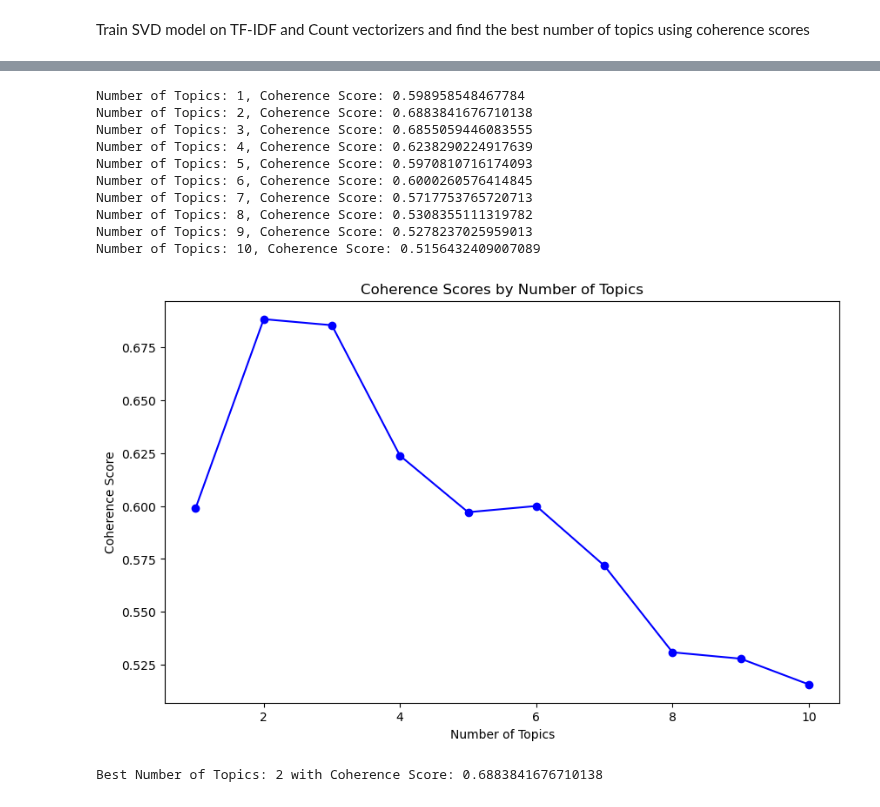
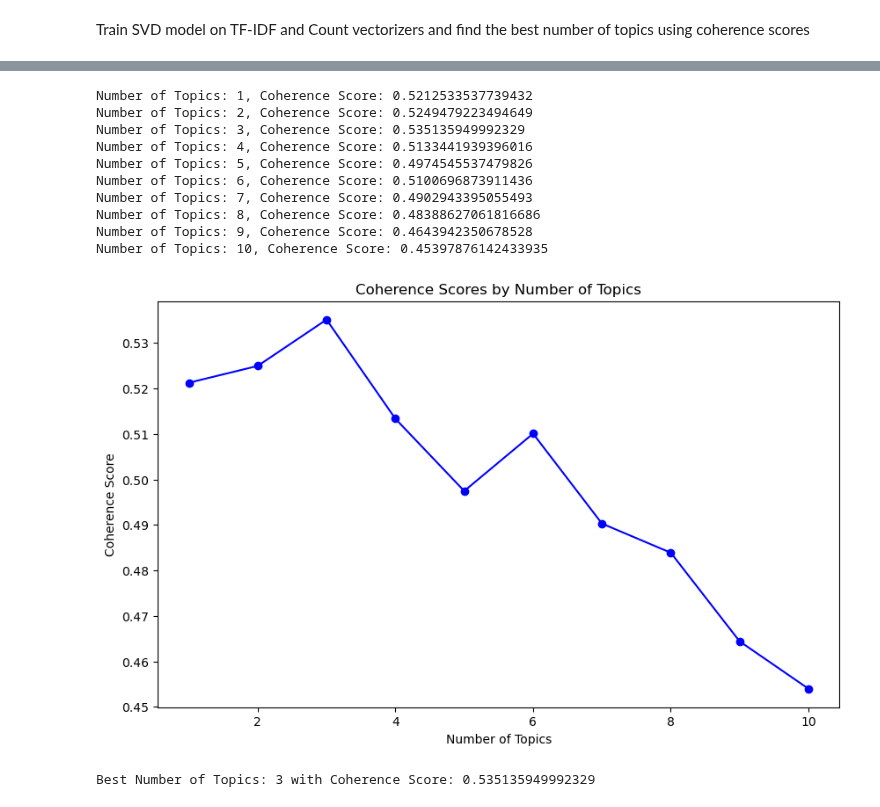
Before and after one commit to jonkerr/indian-food, a Jupyter notebook: topic_modeling_SVD.ipynb, the cells around one changed output, grey strips where cells are left out. Drawn from its saved outputs; the diff is of its cells as text; code cells hidden in the pictures.

```diff
--- a/topic_modeling_SVD.ipynb
+++ b/topic_modeling_SVD.ipynb
@@ -153,15 +166,15 @@ Best Number of Topics: 4 with Coherence Score: 0.7358553478194537
 # %%
-all_coherence_scores_svd_countvect = compute_coherence_scores_svd(processed_df['combined_all_contexts'], CountVectorizer(), range(1, 11, 1))
+texts_coherence_scores_svd_countvect = compute_coherence_scores_svd(processed_df['combined_texts'], CountVectorizer(), range(1, 11, 1))
 # %% [output]
-Number of Topics: 1, Coherence Score: 0.598958548467784
-Number of Topics: 2, Coherence Score: 0.6883841676710138
-Number of Topics: 3, Coherence Score: 0.6855059446083555
-Number of Topics: 4, Coherence Score: 0.6238290224917639
-Number of Topics: 5, Coherence Score: 0.5970810716174093
-Number of Topics: 6, Coherence Score: 0.6000260576414845
-Number of Topics: 7, Coherence Score: 0.5717753765720713
-Number of Topics: 8, Coherence Score: 0.5308355111319782
-Number of Topics: 9, Coherence Score: 0.5278237025959013
-Number of Topics: 10, Coherence Score: 0.5156432409007089
+Number of Topics: 1, Coherence Score: 0.5212533537739432
+Number of Topics: 2, Coherence Score: 0.5249479223494649
+Number of Topics: 3, Coherence Score: 0.535135949992329
+Number of Topics: 4, Coherence Score: 0.5133441939396016
+Number of Topics: 5, Coherence Score: 0.4974545537479826
+Number of Topics: 6, Coherence Score: 0.5100696873911436
+Number of Topics: 7, Coherence Score: 0.4902943395055493
+Number of Topics: 8, Coherence Score: 0.48388627061816686
+Number of Topics: 9, Coherence Score: 0.4643942350678528
+Number of Topics: 10, Coherence Score: 0.45397876142433935
-[figure, old version]
+[figure, new version]
-Best Number of Topics: 2 with Coherence Score: 0.6883841676710138
+Best Number of Topics: 3 with Coherence Score: 0.535135949992329
```
Also changed, not shown: parts of 13 cells of this notebook.
